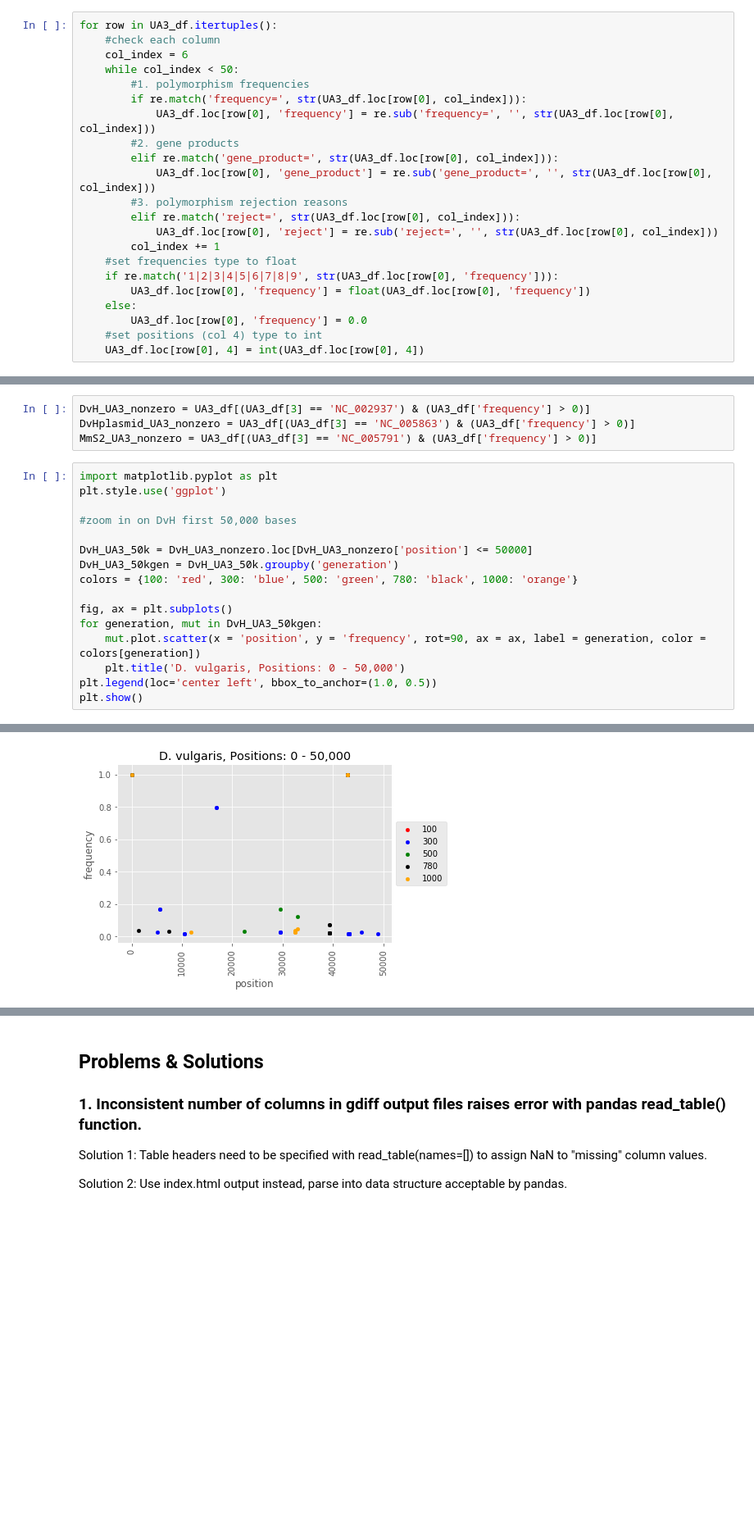
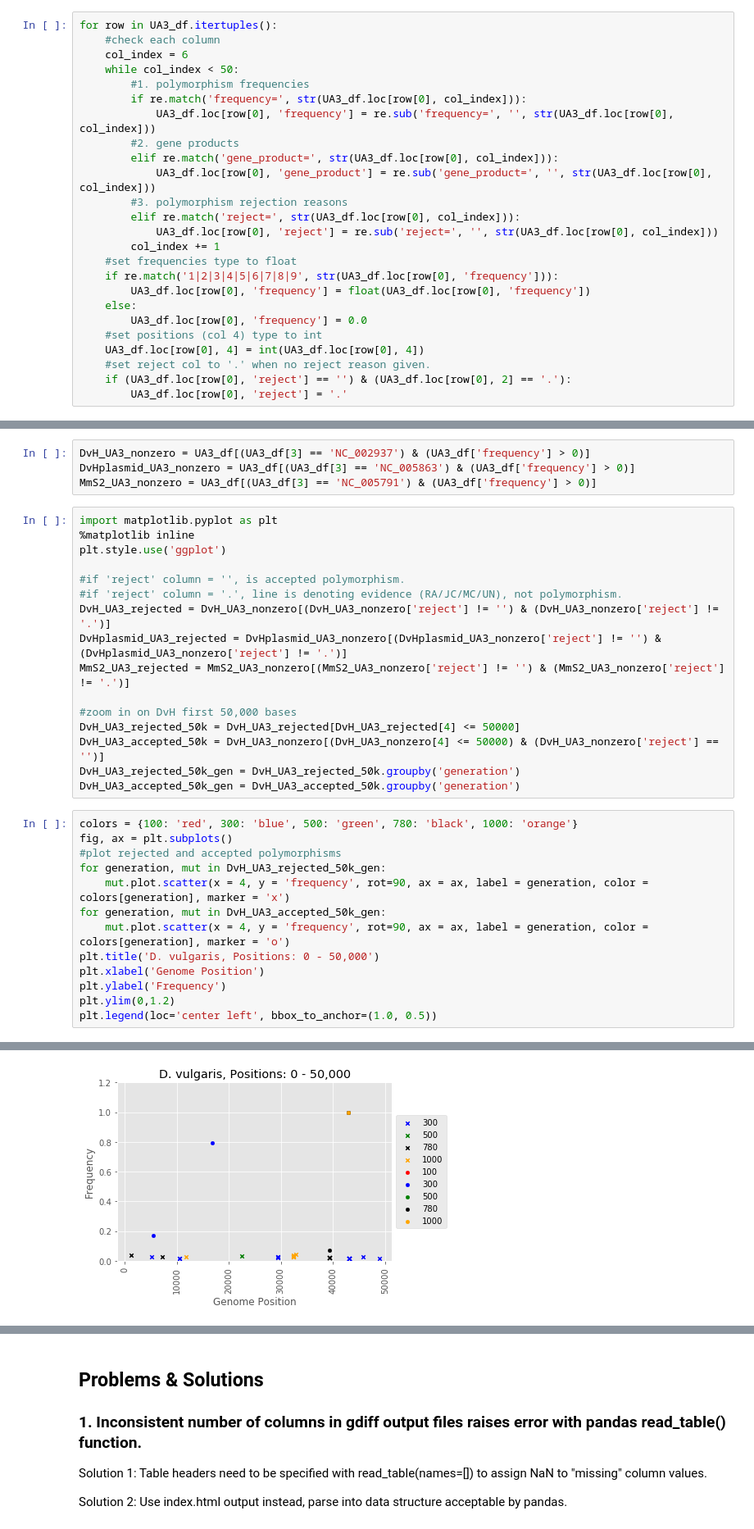
Before and after one commit to yeemey/scriptingProjects, a Jupyter notebook: python/mutationTimeSeries.ipynb, the cells around one changed output, grey strips where cells are left out. Shown: that part at 82% size. Saved outputs shown, nothing was run; the diff lists cells and outputs as text; blank space fills up the shorter version.

Commit message:
separate accepted and rejected polymorphisms

```diff
--- a/python/mutationTimeSeries.ipynb
+++ b/python/mutationTimeSeries.ipynb
@@ -42,3 +44,6 @@ for row in UA3_df.itertuples():
         UA3_df.loc[row[0], 'frequency'] = 0.0
     #set positions (col 4) type to int
     UA3_df.loc[row[0], 4] = int(UA3_df.loc[row[0], 4])
+    #set reject col to '.' when no reject reason given.
+    if (UA3_df.loc[row[0], 'reject'] == '') & (UA3_df.loc[row[0], 2] == '.'):
+        UA3_df.loc[row[0], 'reject'] = '.'
@@ -61,20 +51,33 @@ UA3_df.head(10)
 DvH_UA3_nonzero = UA3_df[(UA3_df[3] == 'NC_002937') & (UA3_df['frequency'] > 0)]
 DvHplasmid_UA3_nonzero = UA3_df[(UA3_df[3] == 'NC_005863') & (UA3_df['frequency'] > 0)]
 MmS2_UA3_nonzero = UA3_df[(UA3_df[3] == 'NC_005791') & (UA3_df['frequency'] > 0)]
+# %%
+import matplotlib.pyplot as plt
+%matplotlib inline
+plt.style.use('ggplot')
+
+#if 'reject' column = '', is accepted polymorphism.
+#if 'reject' column = '.', line is denoting evidence (RA/JC/MC/UN), not polymorphism.
+DvH_UA3_rejected = DvH_UA3_nonzero[(DvH_UA3_nonzero['reject'] != '') & (DvH_UA3_nonzero['reject'] != '.')]
+DvHplasmid_UA3_rejected = DvHplasmid_UA3_nonzero[(DvHplasmid_UA3_nonzero['reject'] != '') & (DvHplasmid_UA3_nonzero['reject'] != '.')]
+MmS2_UA3_rejected = MmS2_UA3_nonzero[(MmS2_UA3_nonzero['reject'] != '') & (MmS2_UA3_nonzero['reject'] != '.')]
+
+#zoom in on DvH first 50,000 bases
+DvH_UA3_rejected_50k = DvH_UA3_rejected[DvH_UA3_rejected[4] <= 50000]
+DvH_UA3_accepted_50k = DvH_UA3_nonzero[(DvH_UA3_nonzero[4] <= 50000) & (DvH_UA3_nonzero['reject'] == '')]
+DvH_UA3_rejected_50k_gen = DvH_UA3_rejected_50k.groupby('generation')
+DvH_UA3_accepted_50k_gen = DvH_UA3_accepted_50k.groupby('generation')
 # %%
-import matplotlib.pyplot as plt
-plt.style.use('ggplot')
-
-#zoom in on DvH first 50,000 bases
-
-DvH_UA3_50k = DvH_UA3_nonzero.loc[DvH_UA3_nonzero['position'] <= 50000]
-DvH_UA3_50kgen = DvH_UA3_50k.groupby('generation')
 colors = {100: 'red', 300: 'blue', 500: 'green', 780: 'black', 1000: 'orange'}
-
 fig, ax = plt.subplots()
-for generation, mut in DvH_UA3_50kgen:
-    mut.plot.scatter(x = 'position', y = 'frequency', rot=90, ax = ax, label = generation, color = colors[generation])
-    plt.title('D. vulgaris, Positions: 0 - 50,000')
+#plot rejected and accepted polymorphisms
+for generation, mut in DvH_UA3_rejected_50k_gen:
+    mut.plot.scatter(x = 4, y = 'frequency', rot=90, ax = ax, label = generation, color = colors[generation], marker = 'x')
+for generation, mut in DvH_UA3_accepted_50k_gen:
+    mut.plot.scatter(x = 4, y = 'frequency', rot=90, ax = ax, label = generation, color = colors[generation], marker = 'o')
+plt.title('D. vulgaris, Positions: 0 - 50,000')
+plt.xlabel('Genome Position')
+plt.ylabel('Frequency')
+plt.ylim(0,1.2)
 plt.legend(loc='center left', bbox_to_anchor=(1.0, 0.5))
-plt.show()
 # %% [output]
@@ -81 +85 @@ plt.show()
-[figure, old version]
+[figure, new version]
```
Also changed, not shown: parts of 9 cells of this notebook.
